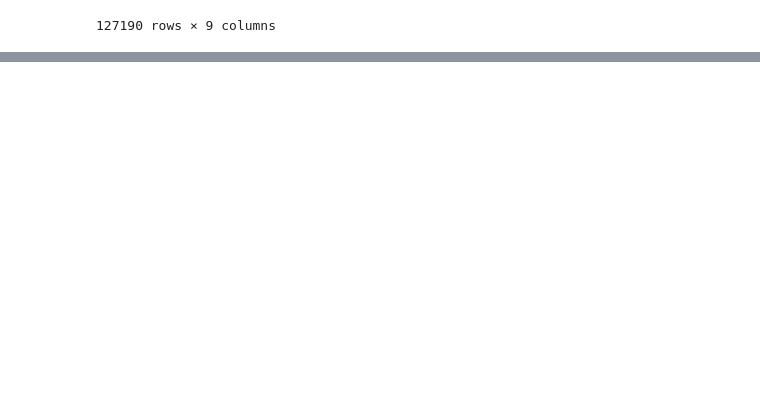
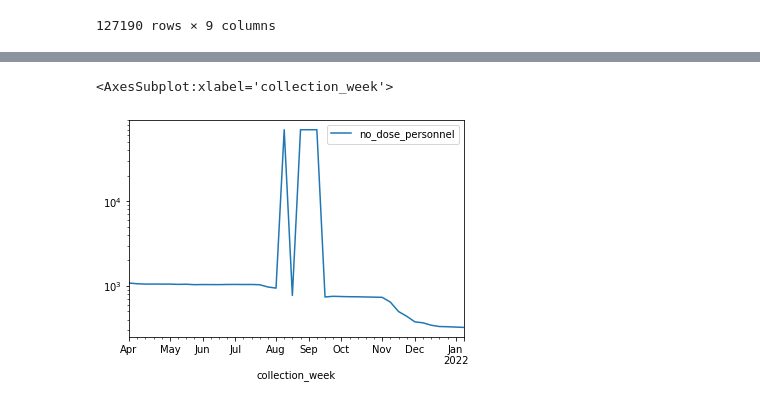
Before and after one commit to aday651/comp-journal, a Jupyter notebook: covid-data-quality/wrangling.ipynb, the cells around one changed output, grey strips where cells are left out. Cells and saved outputs as stored; diff of their text form; code cells hidden in the pictures; blank space fills up the shorter version.

Commit message:
create clean version of data

```diff
--- a/covid-data-quality/wrangling.ipynb
+++ b/covid-data-quality/wrangling.ipynb
@@ -262,0 +193,10 @@ county_covid_df = county_covid_df.assign(
+# %%
+# Let's see what happens when we look at these hospitals
+obs_data[obs_data['hospital_pk'] == '190008'].plot(
+    x = 'collection_week',
+    y = 'no_dose_personnel',
+    logy = True
+)
+# %% [output]
+<AxesSubplot:xlabel='collection_week'>
+[figure, added]
```
Also changed, not shown: parts of 20 cells of this notebook, 5 other files.
